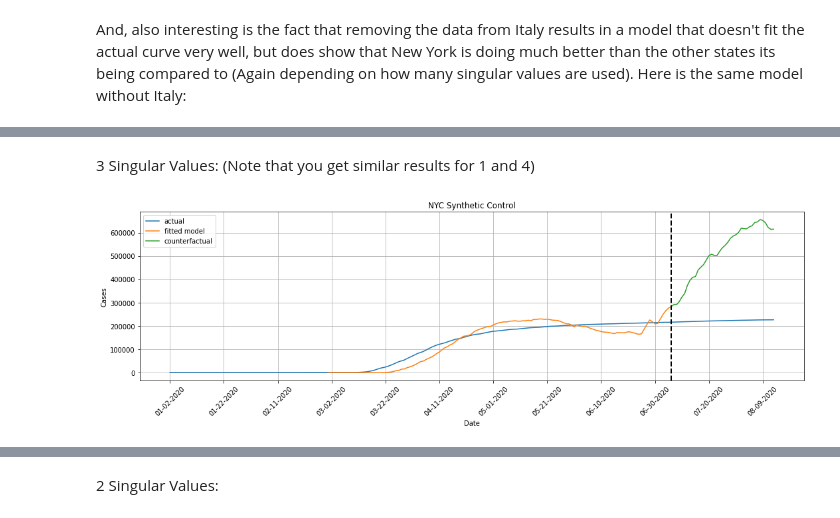
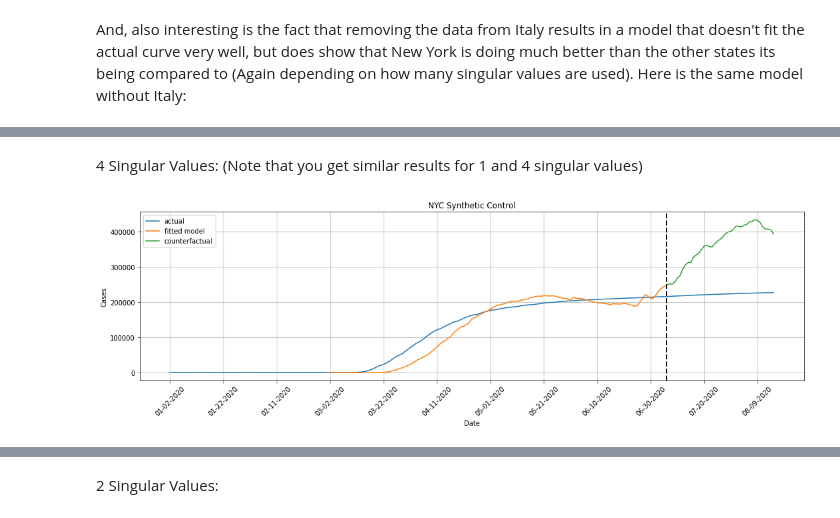
Before and after one commit to kevin-q2/Covid_Diffusion, a Jupyter notebook: synthetic_control_tests.ipynb, the cells around one changed output, grey strips where cells are left out. Cells and saved outputs as stored; diff of their text form; code cells hidden in the pictures.

Commit message:
synthetic control tests

```diff
--- a/synthetic_control_tests.ipynb
+++ b/synthetic_control_tests.ipynb
@@ -130,11 +117,11 @@ https://www1.nyc.gov/site/doh/covid/covid-19-data.page
 https://www.ecdc.europa.eu/en/publications-data/data-national-14-day-notification-rate-covid-19
 # %%
 # first take a look at how similar their case number are
-nyc = pd.read_csv("daily_nyc.csv", index_col = "DATE_OF_INTEREST", parse_dates=True)
-italy = pd.read_csv("daily_worldwide.csv", index_col="date", parse_dates=True)
+nyc = pd.read_csv("collected_data/daily_nyc.csv", index_col = "DATE_OF_INTEREST", parse_dates=True)
+italy = pd.read_csv("collected_data/daily_worldwide.csv", index_col="date", parse_dates=True)
 
 italy = italy.loc[(italy.country == "Italy") & (italy.indicator == "confirmed cases")]
-nyc_cases = nyc.Cases
+nyc_cases = nyc.CASE_COUNT
 italy_cases = italy.daily_count
 
 plt.figure(figsize = (15,5))
@@ -222,7 +207,7 @@ The data will come from the Covid Tracking Project
 https://covidtracking.com/data
 # %%
 # creating the data frame for cases from California, Mass, and Florida
-other_states = pd.read_csv("covid_tracker_daily.csv", index_col = "date", parse_dates = True)
+other_states = pd.read_csv("collected_data/covid_tracker_daily.csv", index_col = "date", parse_dates = True)
 other_states.index = other_states.index.strftime("%m-%d-%Y")
 california = other_states.loc[other_states.state == "CA"]
 mass = other_states.loc[other_states.state == "MA"]
@@ -295,6 +266,6 @@ This is a bit more interesting. The fitted model is much more accurate this time
 # %%
-# So try 3 singular values and see what happens
-singvals = 2
+# try 2 singular values and see what happens
+singvals = 5
 otherArray = list(train2.columns)
 otherArray.remove("NYC")
 rmodel = RobustSyntheticControl("NYC", singvals, len(train2), probObservation = 1.0,
@@ -306,14 +277,14 @@ denoisedDF = rmodel.model.denoisedDF()
 #multiply by modeled weights to get predictions
 predictions = []
 predictions = np.dot(test2[otherArray], rmodel.model.weights)
-predictions = pd.Series(predictions, index = test.index)
+predictions = pd.Series(predictions, index = test2.index)
 #get actual results
 
 actual = nyc_others.NYC
 
 #fit the model on the training data to see how accurate it is
 model_fit = np.dot(train2[otherArray], rmodel.model.weights)
-model_fit = pd.Series(model_fit, index = train.index)
+model_fit = pd.Series(model_fit, index = train2.index)
 
 # and graph to see results
 plot_synth(actual, model_fit, predictions, "NYC Synthetic Control", "Cases")
@@ -334,36 +305,36 @@ hide_toggle()
 [figure]
 [interactive output not drawn]
 # %% [markdown]
-3 Singular Values: (Note that you get similar results for 1 and 4)
+4 Singular Values: (Note that you get similar results for 1 and 4 singular values)
 # %%
-# So try 3 singular values and see what happens
-singvals = 3
+# try 3 singular values and see what happens
+singvals = 4
 otherArray = list(noitaly_train.columns)
 otherArray.remove("NYC")
 rmodel = RobustSyntheticControl("NYC", singvals, len(noitaly_train), probObservation = 1.0,
                 modelType = 'svd', svdMethod = 'numpy', otherSeriesKeysArray = otherArray)
 rmodel.fit(noitaly_train)
 #Not quite sure what this does but it seems important
 denoisedDF = rmodel.model.denoisedDF()
 
 #multiply by modeled weights to get predictions
 predictions = []
 predictions = np.dot(noitaly_test[otherArray], rmodel.model.weights)
-predictions = pd.Series(predictions, index = test.index)
+predictions = pd.Series(predictions, index = noitaly_test.index)
 #get actual results
 
 actual = nyc_others.NYC
 
 #fit the model on the training data to see how accurate it is
 model_fit = np.dot(noitaly_train[otherArray], rmodel.model.weights)
-model_fit = pd.Series(model_fit, index = train.index)
+model_fit = pd.Series(model_fit, index = noitaly_train.index)
 
 # and graph to see results
 plot_synth(actual, model_fit, predictions, "NYC Synthetic Control", "Cases")
 
 hide_toggle()
 # %% [output]
-[figure, old version]
+[figure, new version]
 [interactive output not drawn]
 # %% [markdown]
 2 Singular Values:
```
Also changed, not shown: parts of 11 cells of this notebook.
